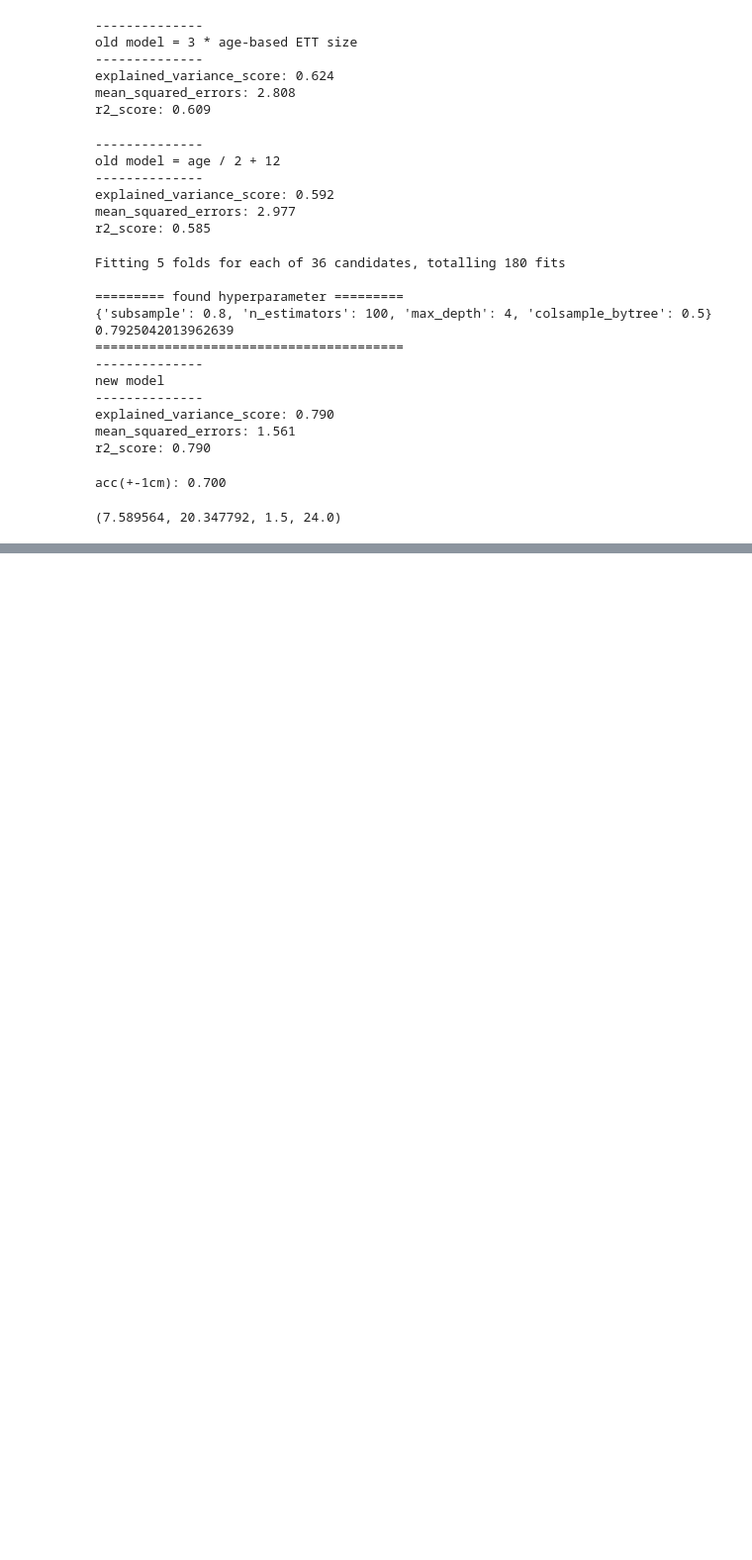
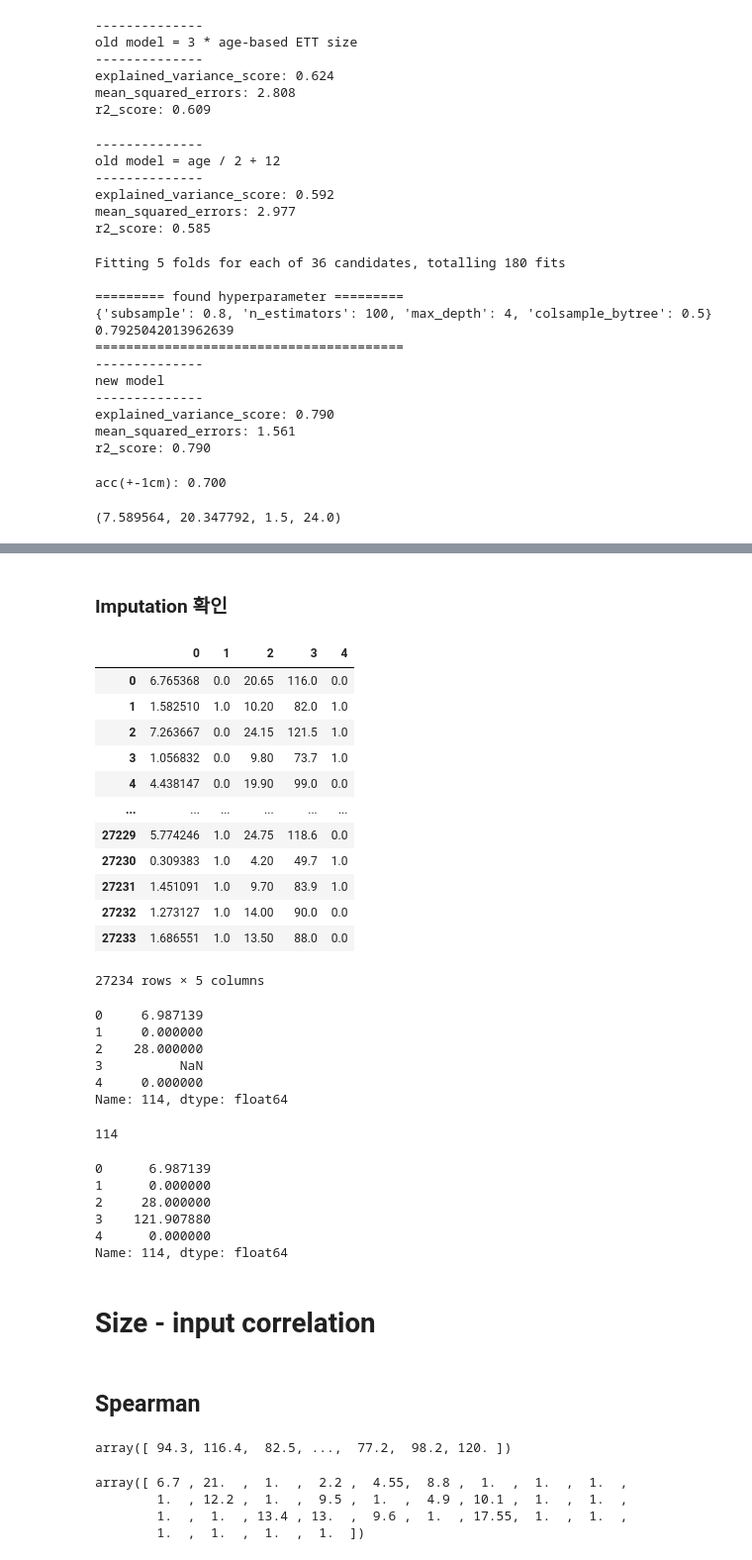
Before and after one commit to Hyeonsik/ETT, a Jupyter notebook: DRAFT.ipynb, the cells around one changed output, grey strips where cells are left out. Shown at 99% size. Drawn from its saved outputs; the diff is of its cells as text; code cells hidden in the pictures; blank space fills up the shorter version.

```diff
--- a/DRAFT.ipynb
+++ b/DRAFT.ipynb
@@ -1365,0 +1647,32 @@ print(f'x_train: {(x_train).shape}, x_test: {x_test.shape}')
+# %% [markdown]
+### Imputation 확인
+# %%
+df_train
+# %% [output]
+|  | 0 | 1 | 2 | 3 | 4 |
+| 0 | 6.765368 | 0.0 | 20.65 | 116.0 | 0.0 |
+| 1 | 1.582510 | 1.0 | 10.20 | 82.0 | 1.0 |
+| 2 | 7.263667 | 0.0 | 24.15 | 121.5 | 1.0 |
+| 3 | 1.056832 | 0.0 | 9.80 | 73.7 | 1.0 |
+| 4 | 4.438147 | 0.0 | 19.90 | 99.0 | 0.0 |
+| ... | ... | ... | ... | ... | ... |
+| 27229 | 5.774246 | 1.0 | 24.75 | 118.6 | 0.0 |
+| 27230 | 0.309383 | 1.0 | 4.20 | 49.7 | 1.0 |
+| 27231 | 1.451091 | 1.0 | 9.70 | 83.9 | 1.0 |
+| 27232 | 1.273127 | 1.0 | 14.00 | 90.0 | 0.0 |
+| 27233 | 1.686551 | 1.0 | 13.50 | 88.0 | 0.0 |
+27234 rows × 5 columns
+# %%
+df_train.loc[114]
+# %% [output]
+0     6.987139
+1     0.000000
+2    28.000000
+3          NaN
+4     0.000000
+Name: 114, dtype: float64
+# %%
+df_train = pd.DataFrame(x_train)
+df_train[3].isnull().tolist().index(1)
+# %% [output]
+114
@@ -1365,0 +1686,25 @@ print(f'x_train: {(x_train).shape}, x_test: {x_test.shape}')
+# %%
+df_train_imp = pd.DataFrame(x_train_imputed)
+df_train_imp.loc[114]
+# %% [output]
+0      6.987139
+1      0.000000
+2     28.000000
+3    121.907880
+4      0.000000
+Name: 114, dtype: float64
+# %% [markdown]
+# Size - input correlation
+# %% [markdown]
+## Spearman
+# %%
+height
+# %% [output]
+array([ 94.3, 116.4,  82.5, ...,  77.2,  98.2, 120. ])
+# %%
+height[height<30]
+# %% [output]
+array([ 6.7 , 21.  ,  1.  ,  2.2 ,  4.55,  8.8 ,  1.  ,  1.  ,  1.  ,
+        1.  , 12.2 ,  1.  ,  9.5 ,  1.  ,  4.9 , 10.1 ,  1.  ,  1.  ,
+        1.  ,  1.  , 13.4 , 13.  ,  9.6 ,  1.  , 17.55,  1.  ,  1.  ,
+        1.  ,  1.  ,  1.  ,  1.  ])
```
Also changed, not shown: parts of 21 cells of this notebook, 5 other files.
